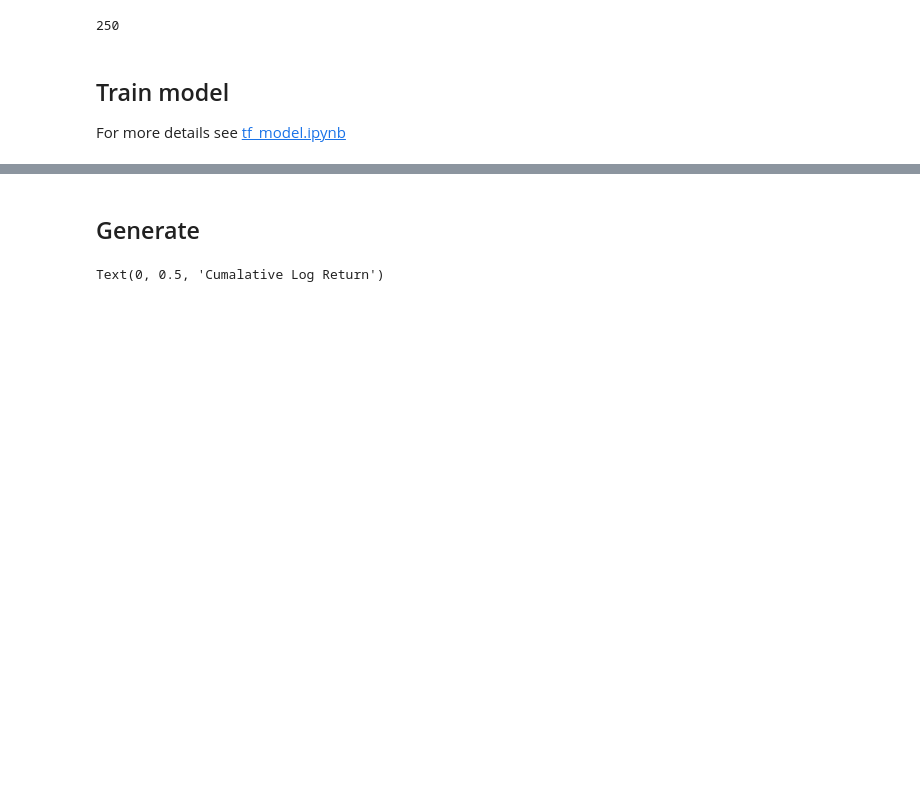
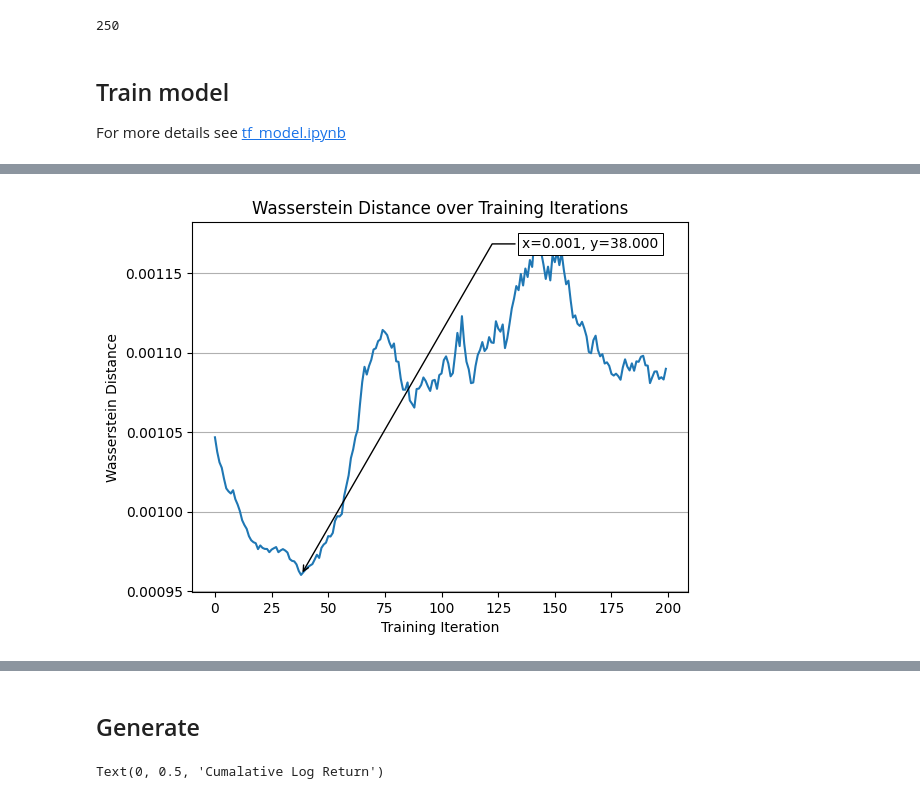
Before and after one commit to Henrywils0n/QuantGAN, a Jupyter notebook: tf_train.ipynb, the cells around one changed output, grey strips where cells are left out. Saved outputs shown, nothing was run; the diff lists cells and outputs as text; code cells hidden in the pictures; blank space fills up the shorter version.

Commit message:
updates to divergence calculations  Changes to be committed:     modified:   model/tf_gan.py 	modified:   tf_train.ipynb

```diff
--- a/tf_train.ipynb
+++ b/tf_train.ipynb
@@ -45,6 +45,9 @@ standardScaler1 = StandardScaler()
 standardScaler2 = StandardScaler()
 gaussianize = Gaussianize()
 log_returns_preprocessed = standardScaler2.fit_transform(gaussianize.fit_transform(standardScaler1.fit_transform(log_returns)))
+scalers = {'standardScaler1': standardScaler1,
+           'gaussianize': gaussianize,
+           'standardScaler2': standardScaler2}
 receptive_field_size = 127  # p. 17
 log_returns_rolled = rolling_window(log_returns_preprocessed, receptive_field_size)
 data_size = log_returns.shape[0]
@@ -58,16 +61,16 @@ print(data_size)
 train = True
 
 if train:
-  gan = GAN(discriminator, generator, 2 * receptive_field_size - 1, lr_d=1e-4, lr_g=3e-5)
+  gan = GAN(discriminator, generator, 2 * receptive_field_size - 1, lr_d=1e-4, lr_g=3e-5, log_returns=log_returns[:,0] ,scalers=scalers)
   gan.acf_real = acf(log_returns_preprocessed, 250)
   gan.abs_acf_real = acf(log_returns_preprocessed**2, 250)
   gan.le_real = acf(log_returns_preprocessed, 250, le=True)
   gan.fixed_noise = normal([128, 1, data_size + receptive_field_size - 1, 3])
   data = np.expand_dims(np.moveaxis(log_returns_rolled, 0,1), 1).astype('float32')
   batch_size = 64
-  n_batches = 10
+  n_batches = 200
   gan.train(data, batch_size, n_batches)
-  generator.save(f'trained_generator_{file_name}')
+  # generator.save(f'trained_generator_{file_name}')
   #zip -r trained_generator_{file_name}.zip trained_generator_{file_name}/
   #files.download(f'trained_generator_{file_name}.zip')
 else:
@@ -95,0 +82,4 @@ WARNING:absl:<keras.src.layers.normalization.batch_normalization_v1.BatchNormali
+# %%
+gan.saveDivergencePlot()
+# %% [output]
+[figure, added]
```
Also changed, not shown: parts of 2 cells of this notebook, 1 other file.
